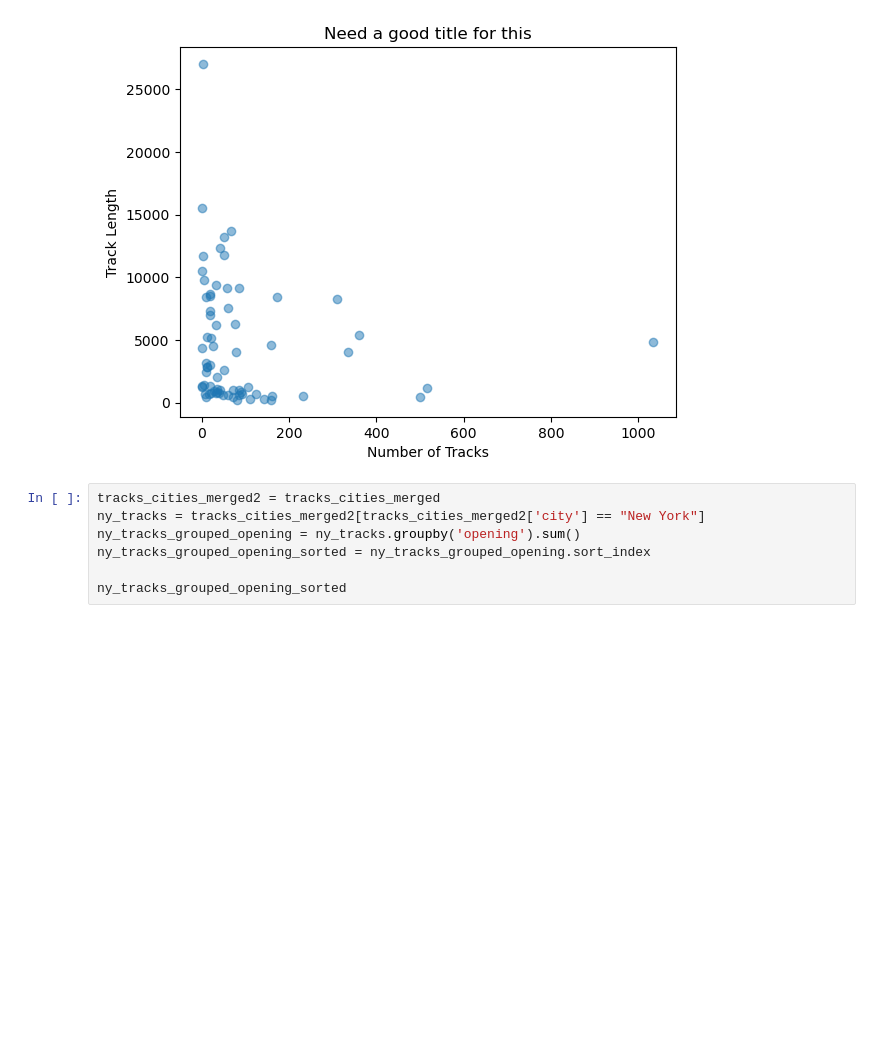
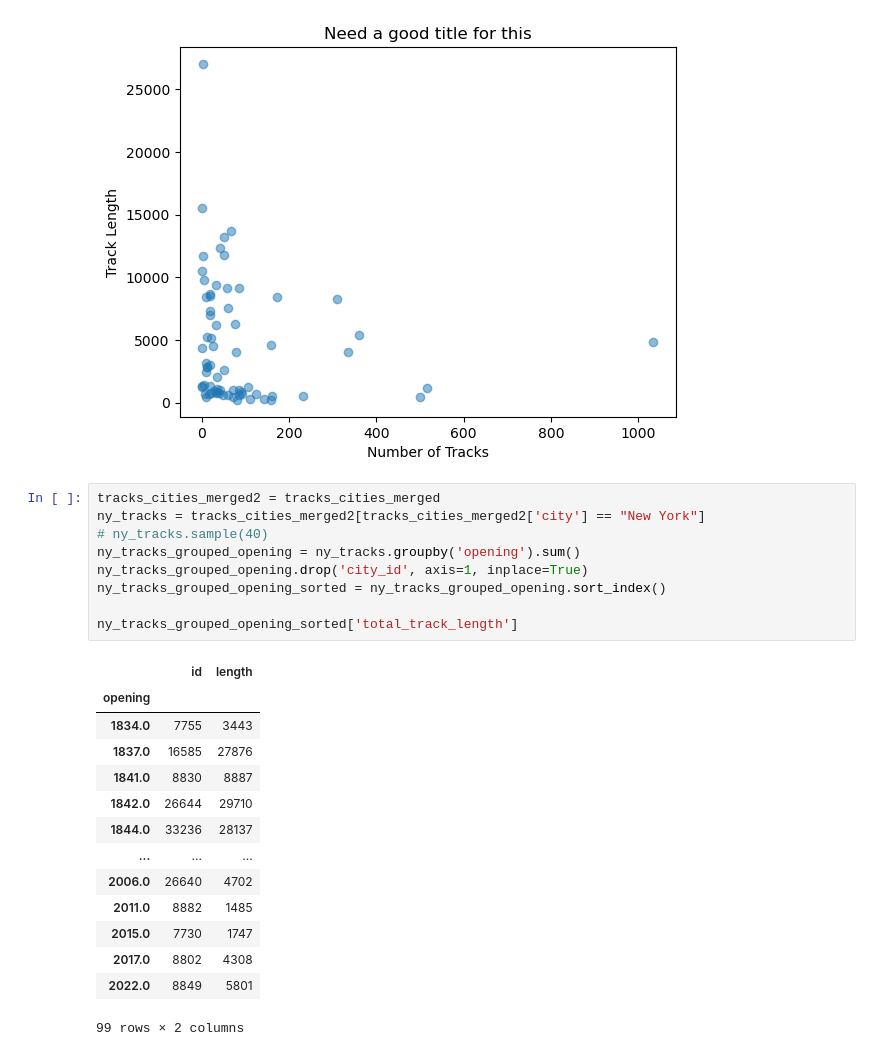
Before and after one commit to JaimeVRodriguez/transit_systems_of_word_eda, a Jupyter notebook: notebooks/testing.ipynb, the cells around one changed output. Cells and saved outputs as stored; diff of their text form; blank space fills up the shorter version.

Commit message:
added code to testing.ipynb for NY track development

```diff
--- a/notebooks/testing.ipynb
+++ b/notebooks/testing.ipynb
@@ -365,7 +365,24 @@ Text(0.5, 1.0, 'Need a good title for this')
 # %%
 tracks_cities_merged2 = tracks_cities_merged
 ny_tracks = tracks_cities_merged2[tracks_cities_merged2['city'] == "New York"]
+# ny_tracks.sample(40)
 ny_tracks_grouped_opening = ny_tracks.groupby('opening').sum()
-ny_tracks_grouped_opening_sorted = ny_tracks_grouped_opening.sort_index
+ny_tracks_grouped_opening.drop('city_id', axis=1, inplace=True)
+ny_tracks_grouped_opening_sorted = ny_tracks_grouped_opening.sort_index()
 
-ny_tracks_grouped_opening_sorted
+ny_tracks_grouped_opening_sorted['total_track_length']
+# %% [output]
+|  | id | length |
+| opening |  |  |
+| 1834.0 | 7755 | 3443 |
+| 1837.0 | 16585 | 27876 |
+| 1841.0 | 8830 | 8887 |
+| 1842.0 | 26644 | 29710 |
+| 1844.0 | 33236 | 28137 |
+| ... | ... | ... |
+| 2006.0 | 26640 | 4702 |
+| 2011.0 | 8882 | 1485 |
+| 2015.0 | 7730 | 1747 |
+| 2017.0 | 8802 | 4308 |
+| 2022.0 | 8849 | 5801 |
+99 rows × 2 columns
```
